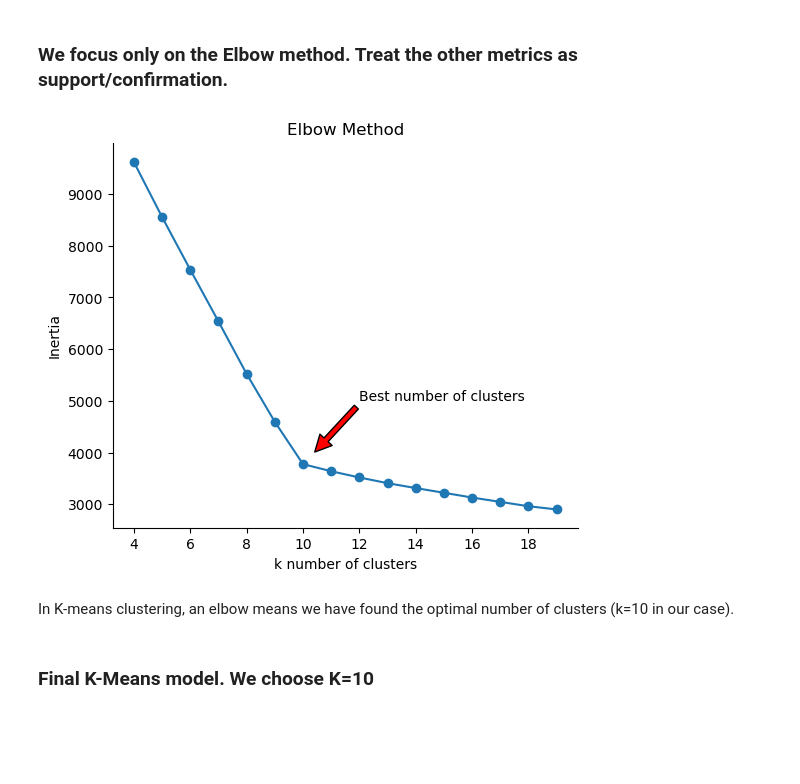
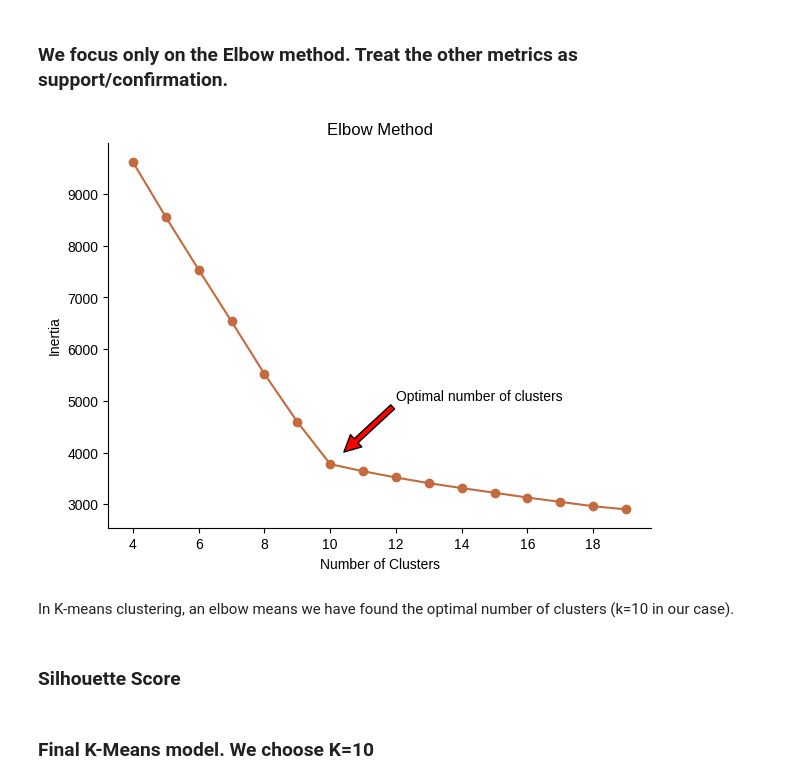
Before and after one commit to ValAnthonyB/LT2_DMW1_Final_Project, a Jupyter notebook: Final Notebooks/2 KMeans for Interest and Value Segmentation.ipynb, the cells around one changed output. Cells and saved outputs as stored; diff of their text form; code cells hidden in the pictures; blank space fills up the shorter version.

```diff
--- a/Final Notebooks/2 KMeans for Interest and Value Segmentation.ipynb
+++ b/Final Notebooks/2 KMeans for Interest and Value Segmentation.ipynb
@@ -2,6 +2,16 @@
 import pandas as pd
 import numpy as np
 import matplotlib.pyplot as plt
+
+
+import matplotlib as mpl
+mpl.rcParams['axes.spines.right'] = False
+mpl.rcParams['axes.spines.top'] = False
+
+# Set the default font family to Liberation Sans
+font_path = '/usr/share/fonts/truetype/liberation/LiberationSans-Regular.ttf'
+plt.rcParams['font.family'] = 'Liberation Sans'
+plt.rcParams['font.sans-serif'] = ['Liberation Sans']
 # %% [markdown]
 # Reading the data
 # %%
@@ -224,23 +234,26 @@ Text(0.5, 1.0, 'Davies Bouldin Score (ideal: close to zero)')
 ### We focus only on the Elbow method. Treat the other metrics as support/confirmation.
 # %%
 # Elbow method only
-fig, ax = plt.subplots(figsize=(6, 5))
+fig, ax = plt.subplots(figsize=(7, 5), dpi=100)
 
-ax.plot(k_values, np.mean(inertia, axis=1), linestyle='-', marker='o')
-ax.errorbar(k_values, np.mean(inertia, axis=1), yerr = np.std(inertia, axis=1, ddof=1), fmt ='none')
+ax.plot(k_values, np.mean(inertia, axis=1), color="#C36A3E", linestyle='-', marker='o')
+ax.errorbar(k_values, np.mean(inertia, axis=1), yerr = np.std(inertia, axis=1, ddof=1), fmt ='none', color="#C36A3E")
 
 # Annotation
-ax.annotate('Best number of clusters', xy=(10.4, 4000), xytext=(12, 5000),
+ax.annotate('Optimal number of clusters', xy=(10.4, 4000), xytext=(12, 5000),
             arrowprops=dict(facecolor='red', shrink=0.01))
 
 ax.set_title('Elbow Method')
-ax.set_xlabel("k number of clusters")
+ax.set_xlabel("Number of Clusters")
 ax.set_ylabel("Inertia")
-ax.spines[['right', 'top']].set_visible(False);
+ax.spines[['right', 'top']].set_visible(False)
+plt.savefig("elbow_kmeans.jpg", dpi=300);
 # %% [output]
-[figure, old version]
+[figure, new version]
 # %% [markdown]
 In K-means clustering, an elbow means we have found the optimal number of clusters (k=10 in our case).
+# %% [markdown]
+### Silhouette Score
 # %% [markdown]
 ### Final K-Means model. We choose K=10
 # %%
```
Also changed, not shown: parts of 9 cells of this notebook, 3 other files.
